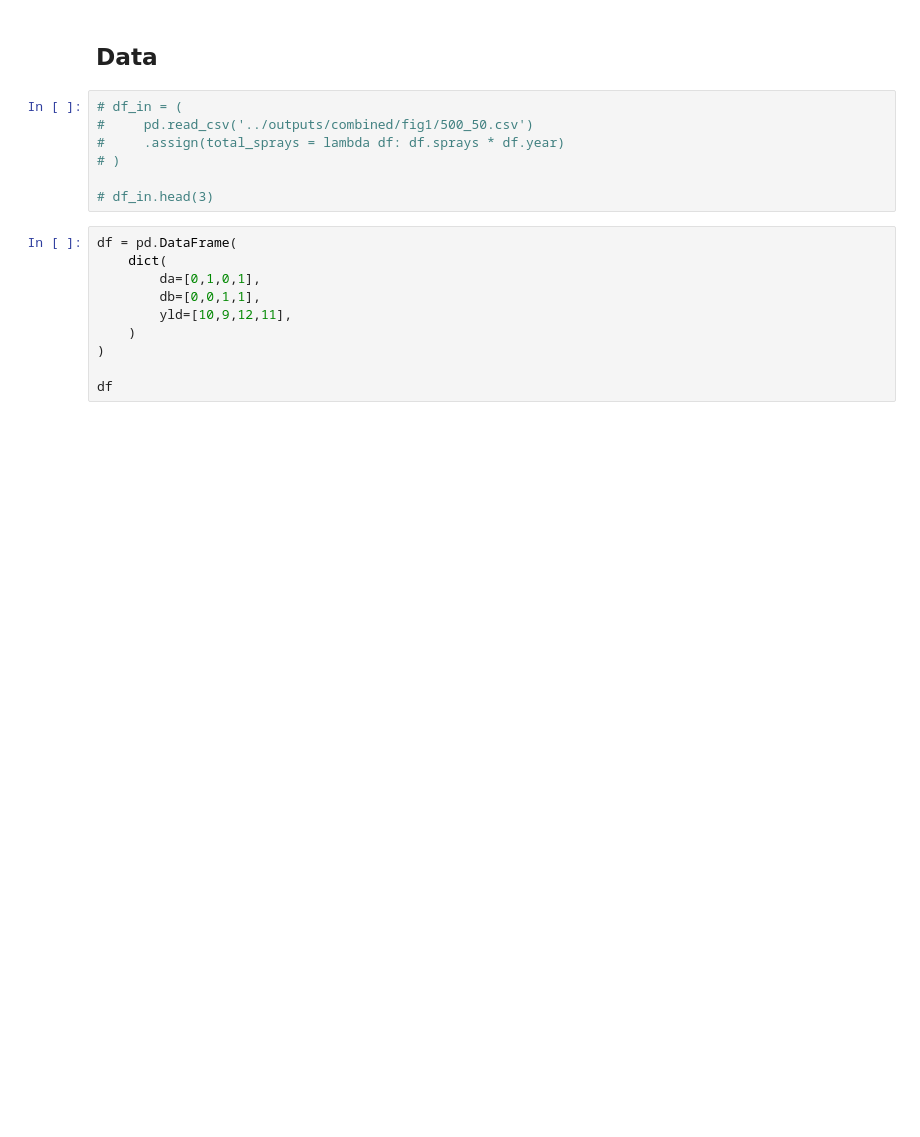
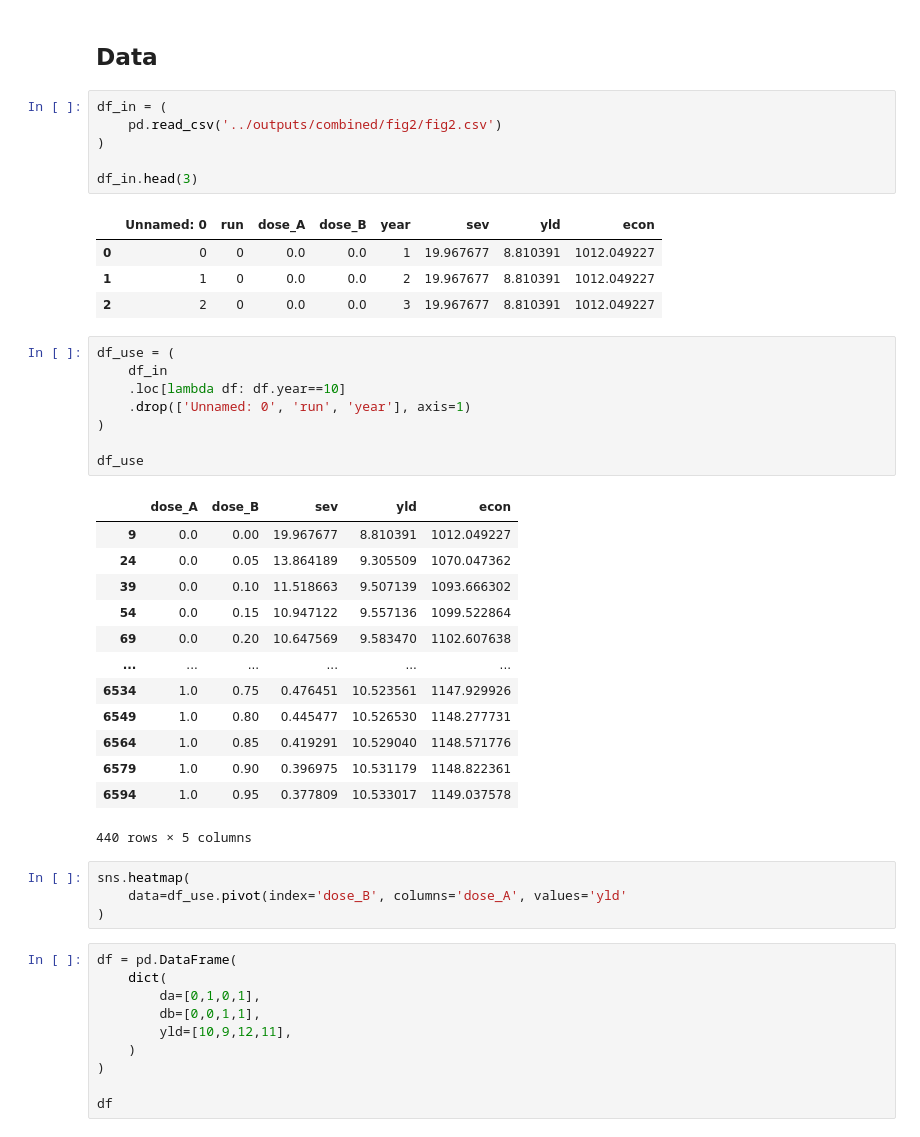
Before and after one commit to nt409/quant-res-doses, a Jupyter notebook: notebooks/102_fig2.ipynb, the cells around one changed output. Cells and saved outputs as stored; diff of their text form; blank space fills up the shorter version.

```diff
--- a/notebooks/102_fig2.ipynb
+++ b/notebooks/102_fig2.ipynb
@@ -208,12 +56,42 @@ sm
 # %% [markdown]
 ## Data
 # %%
-# df_in = (
-#     pd.read_csv('../outputs/combined/fig1/500_50.csv')
-#     .assign(total_sprays = lambda df: df.sprays * df.year)
-# )
+df_in = (
+    pd.read_csv('../outputs/combined/fig2/fig2.csv')
+)
 
-# df_in.head(3)
+df_in.head(3)
+# %% [output]
+|  | Unnamed: 0 | run | dose_A | dose_B | year | sev | yld | econ |
+| 0 | 0 | 0 | 0.0 | 0.0 | 1 | 19.967677 | 8.810391 | 1012.049227 |
+| 1 | 1 | 0 | 0.0 | 0.0 | 2 | 19.967677 | 8.810391 | 1012.049227 |
+| 2 | 2 | 0 | 0.0 | 0.0 | 3 | 19.967677 | 8.810391 | 1012.049227 |
+# %%
+df_use = (
+    df_in
+    .loc[lambda df: df.year==10]
+    .drop(['Unnamed: 0', 'run', 'year'], axis=1)
+)
+
+df_use
+# %% [output]
+|  | dose_A | dose_B | sev | yld | econ |
+| 9 | 0.0 | 0.00 | 19.967677 | 8.810391 | 1012.049227 |
+| 24 | 0.0 | 0.05 | 13.864189 | 9.305509 | 1070.047362 |
+| 39 | 0.0 | 0.10 | 11.518663 | 9.507139 | 1093.666302 |
+| 54 | 0.0 | 0.15 | 10.947122 | 9.557136 | 1099.522864 |
+| 69 | 0.0 | 0.20 | 10.647569 | 9.583470 | 1102.607638 |
+| ... | ... | ... | ... | ... | ... |
+| 6534 | 1.0 | 0.75 | 0.476451 | 10.523561 | 1147.929926 |
+| 6549 | 1.0 | 0.80 | 0.445477 | 10.526530 | 1148.277731 |
+| 6564 | 1.0 | 0.85 | 0.419291 | 10.529040 | 1148.571776 |
+| 6579 | 1.0 | 0.90 | 0.396975 | 10.531179 | 1148.822361 |
+| 6594 | 1.0 | 0.95 | 0.377809 | 10.533017 | 1149.037578 |
+440 rows × 5 columns
+# %%
+sns.heatmap(
+    data=df_use.pivot(index='dose_B', columns='dose_A', values='yld'
+)
 # %%
 df = pd.DataFrame(
     dict(
```
Also changed, not shown: parts of 13 cells of this notebook, 3 other files.
